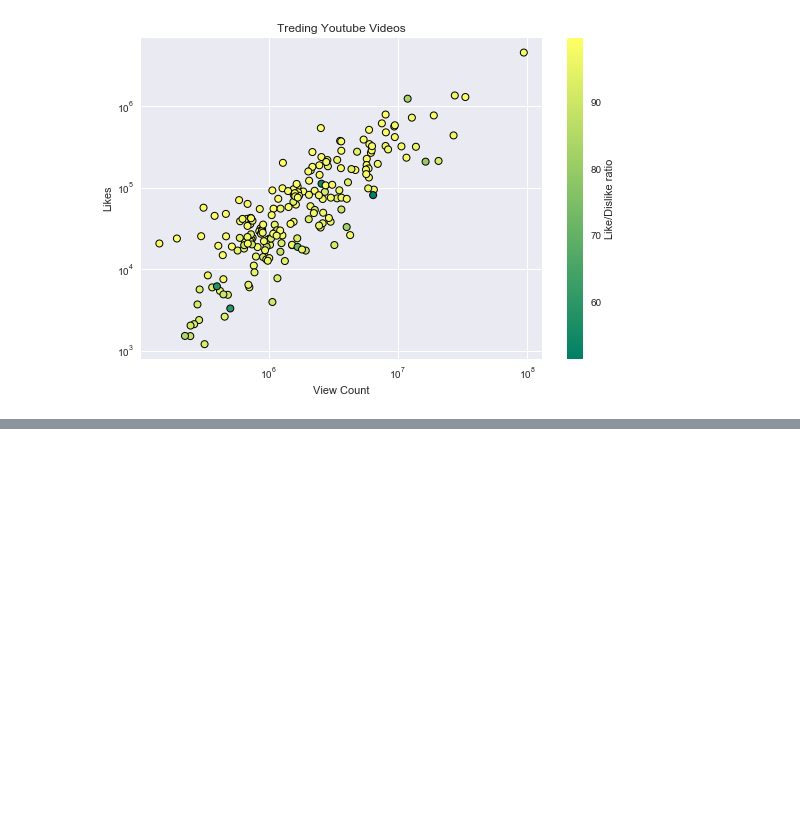
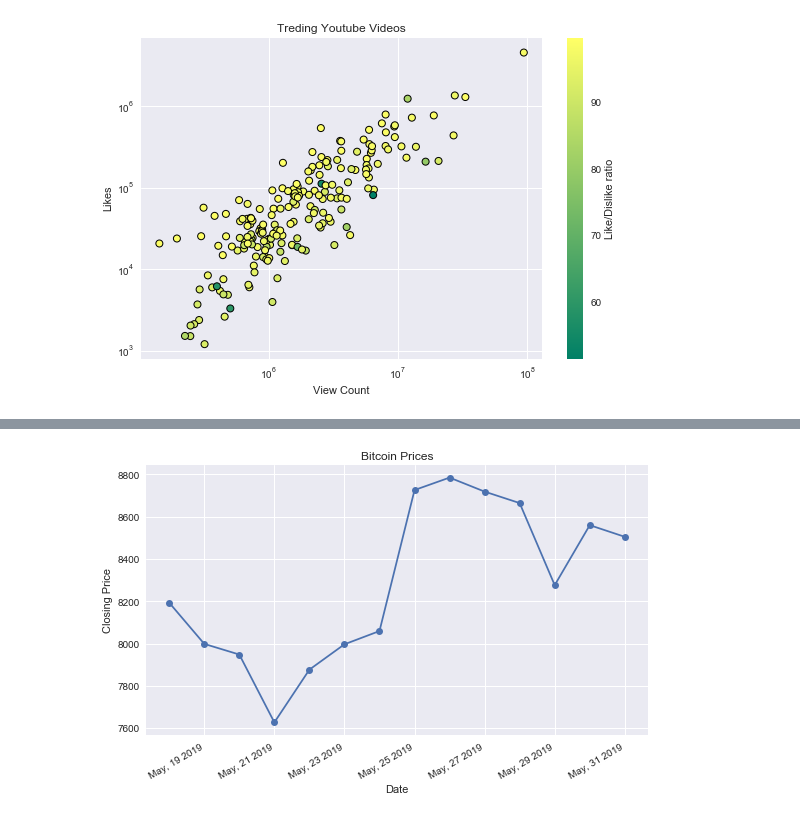
Before and after one commit to yonycherkos/data_analysis, a Jupyter notebook: matplotlib/Matplotlib Tutorials.ipynb, the cells around one changed output, grey strips where cells are left out. Saved outputs shown, nothing was run; the diff lists cells and outputs as text; code cells hidden in the pictures; blank space fills up the shorter version.

```diff
--- a/matplotlib/Matplotlib Tutorials.ipynb
+++ b/matplotlib/Matplotlib Tutorials.ipynb
@@ -261,0 +289,3 @@ cbar.set_label("Like/Dislike ratio")
+# %%
+data = pd.read_csv("youtube_data.csv")
+data.head()
@@ -261,0 +299,19 @@ cbar.set_label("Like/Dislike ratio")
+# %%
+data["Date"] = pd.to_datetime(data["Date"])
+data.sort_values(by="Date", inplace=True)
+# %%
+price_date = data["Date"]
+price_close = data["Close"]
+# %%
+plt.plot_date(price_date, price_close, linestyle="solid")
+
+plt.title("Bitcoin Prices")
+plt.xlabel("Date")
+plt.ylabel("Closing Price")
+
+plt.gcf().autofmt_xdate()
+
+date_format = mpl_dates.DateFormatter("%b, %d %Y")
+plt.gca().xaxis.set_major_formatter(date_format)
+# %% [output]
+[figure, added]
```
Also changed, not shown: parts of 6 cells of this notebook, 1 other file.
